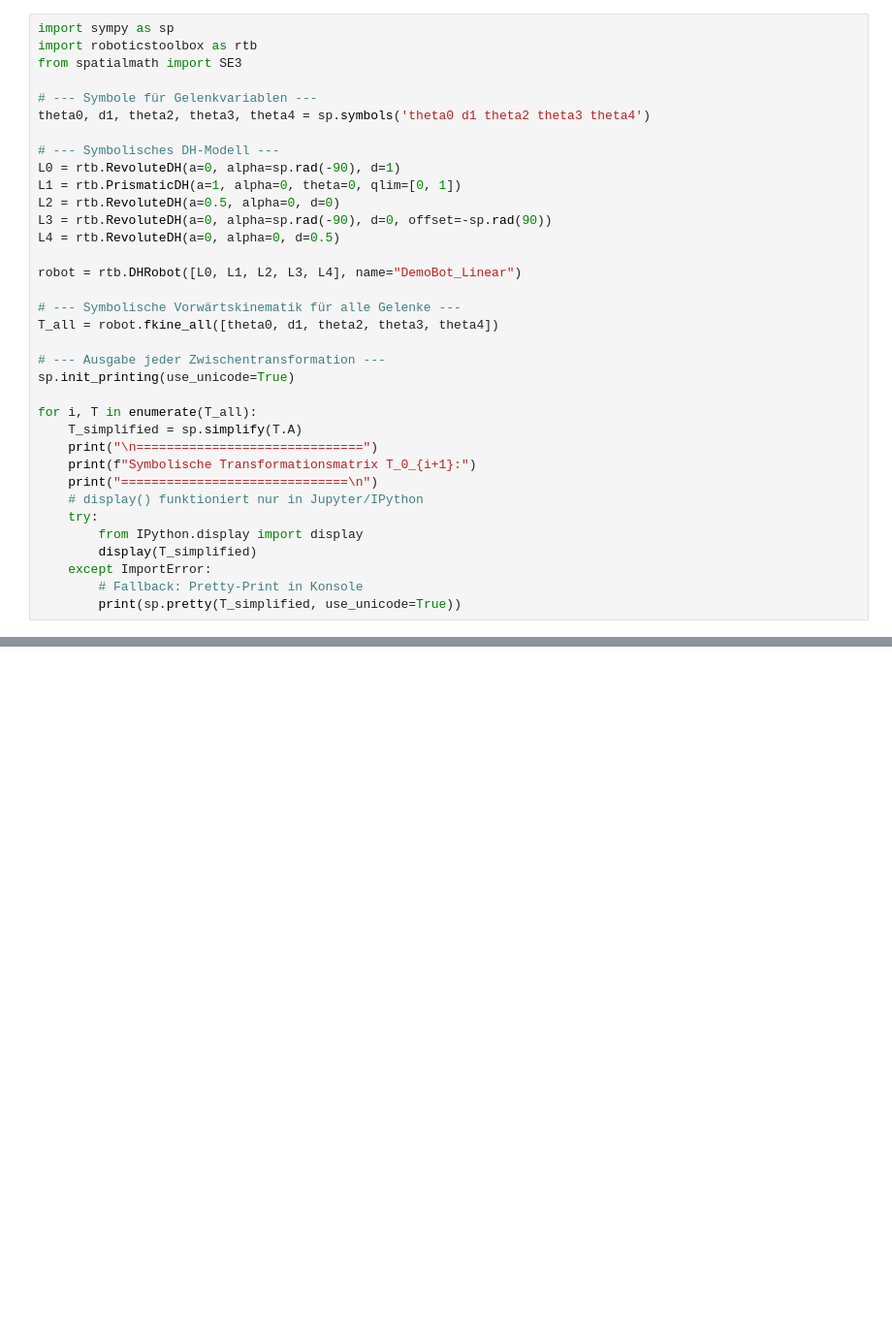
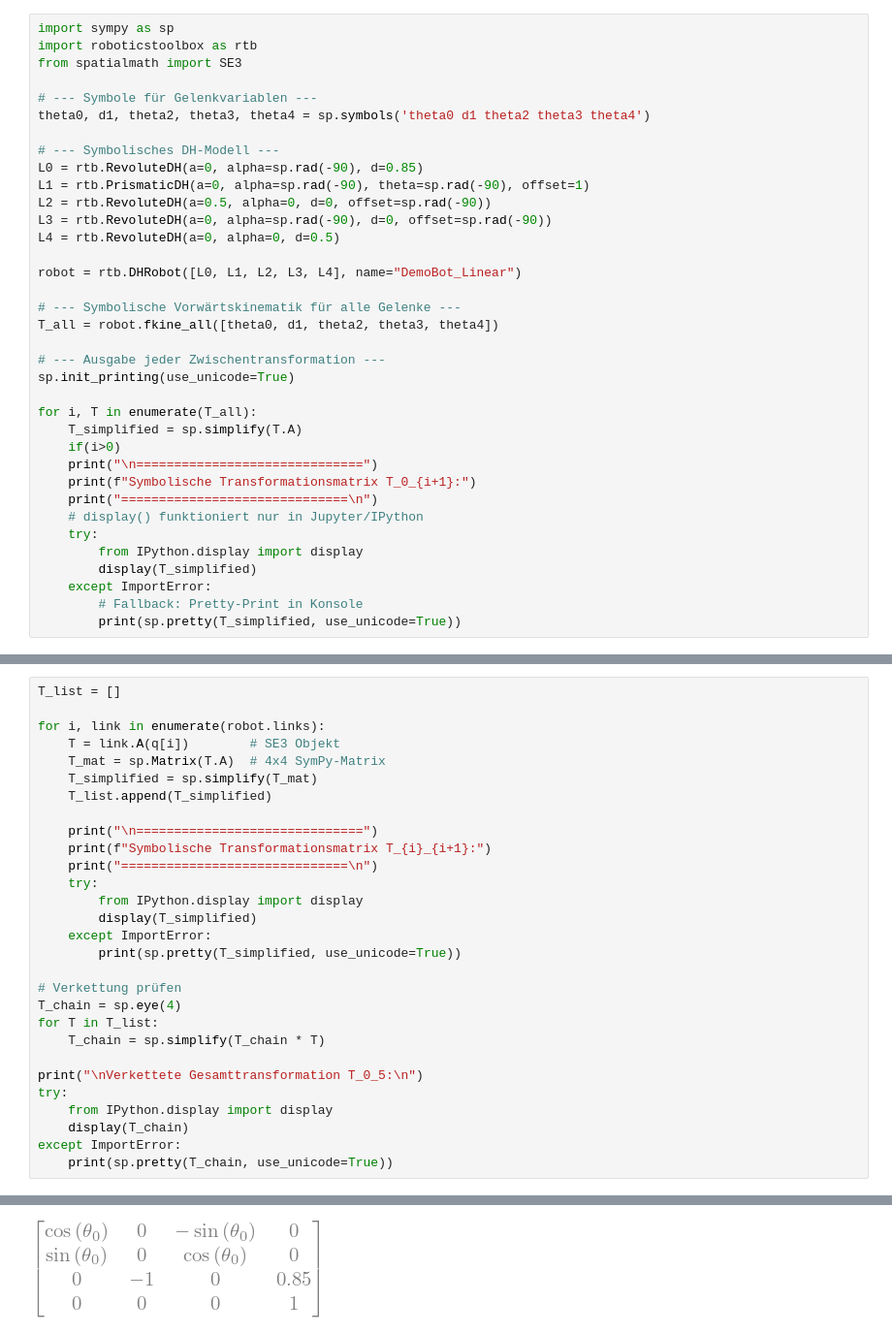
Before and after one commit to RHilgart/AdvancedRobotics_Projektarbeit, a Jupyter notebook: Matrix_Symbolisch.ipynb, the cells around one changed output, grey strips where cells are left out. Shown: that part at 97% size. Saved outputs shown, nothing was run; the diff lists cells and outputs as text; blank space fills up the shorter version.

Commit message:
Dh angepasst und verkettung

```diff
--- a/Matrix_Symbolisch.ipynb
+++ b/Matrix_Symbolisch.ipynb
@@ -39,10 +39,10 @@ from spatialmath import SE3
 theta0, d1, theta2, theta3, theta4 = sp.symbols('theta0 d1 theta2 theta3 theta4')
 
 # --- Symbolisches DH-Modell ---
-L0 = rtb.RevoluteDH(a=0, alpha=sp.rad(-90), d=1)
-L1 = rtb.PrismaticDH(a=1, alpha=0, theta=0, qlim=[0, 1])
-L2 = rtb.RevoluteDH(a=0.5, alpha=0, d=0)
-L3 = rtb.RevoluteDH(a=0, alpha=sp.rad(-90), d=0, offset=-sp.rad(90))
+L0 = rtb.RevoluteDH(a=0, alpha=sp.rad(-90), d=0.85)
+L1 = rtb.PrismaticDH(a=0, alpha=sp.rad(-90), theta=sp.rad(-90), offset=1)
+L2 = rtb.RevoluteDH(a=0.5, alpha=0, d=0, offset=sp.rad(-90))
+L3 = rtb.RevoluteDH(a=0, alpha=sp.rad(-90), d=0, offset=sp.rad(-90))
 L4 = rtb.RevoluteDH(a=0, alpha=0, d=0.5)
 
 robot = rtb.DHRobot([L0, L1, L2, L3, L4], name="DemoBot_Linear")
@@ -55,6 +55,7 @@ sp.init_printing(use_unicode=True)
 
 for i, T in enumerate(T_all):
     T_simplified = sp.simplify(T.A)
+    if(i>0)
     print("\n==============================")
     print(f"Symbolische Transformationsmatrix T_0_{i+1}:")
     print("==============================\n")
@@ -92,0 +69,30 @@ Symbolische Transformationsmatrix T_0_6:
+# %%
+T_list = []
+
+for i, link in enumerate(robot.links):
+    T = link.A(q[i])        # SE3 Objekt
+    T_mat = sp.Matrix(T.A)  # 4x4 SymPy-Matrix
+    T_simplified = sp.simplify(T_mat)
+    T_list.append(T_simplified)
+
+    print("\n==============================")
+    print(f"Symbolische Transformationsmatrix T_{i}_{i+1}:")
+    print("==============================\n")
+    try:
+        from IPython.display import display
+        display(T_simplified)
+    except ImportError:
+        print(sp.pretty(T_simplified, use_unicode=True))
+
+# Verkettung prüfen
+T_chain = sp.eye(4)
+for T in T_list:
+    T_chain = sp.simplify(T_chain * T)
+
+print("\nVerkettete Gesamttransformation T_0_5:\n")
+try:
+    from IPython.display import display
+    display(T_chain)
+except ImportError:
+    print(sp.pretty(T_chain, use_unicode=True))
+# %% [output]
@@ -92,0 +102 @@ Symbolische Transformationsmatrix T_0_6:
+[figure, added]
```
Also changed, not shown: parts of 3 cells of this notebook, 1 other file.
